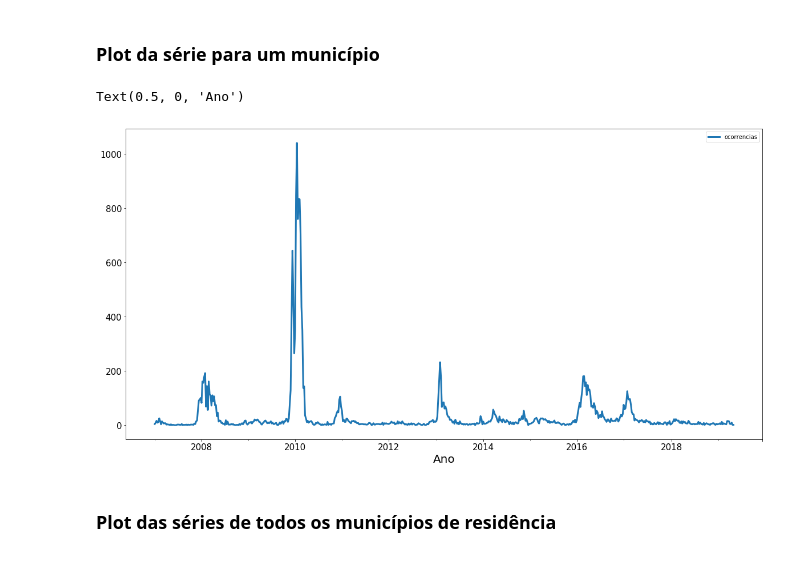
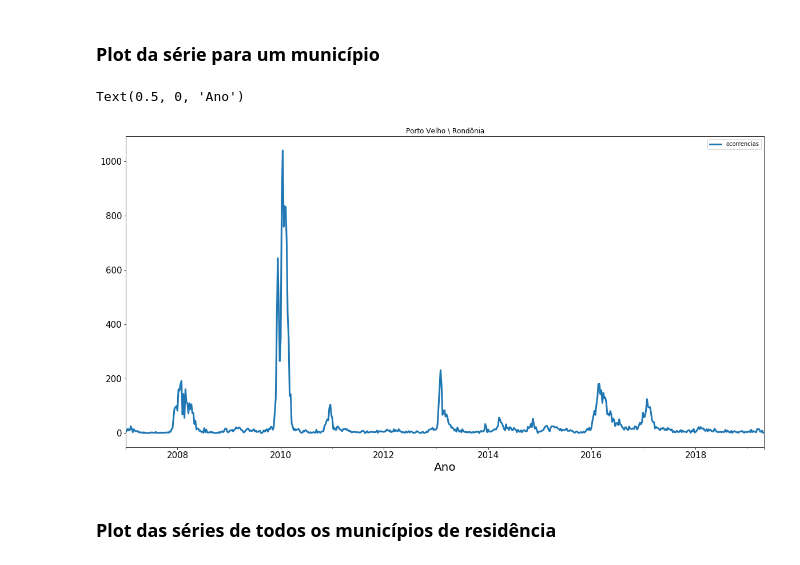
Before and after one commit to vmorenojr/DengueFever, a Jupyter notebook: Dados v2.ipynb, the cells around one changed output. Cells and saved outputs as stored; diff of their text form; code cells hidden in the pictures.

```diff
--- a/Dados v2.ipynb
+++ b/Dados v2.ipynb
@@ -190,11 +195,11 @@ DatetimeIndex(['2007-01-07', '2007-01-14', '2007-01-21', '2007-01-28',
 # %% [markdown]
 ### Plot da série para um município
 # %%
-dengue_semana.loc[110020].plot(figsize=(20,10), linewidth=3, fontsize=15)
+dengue_semana.loc[110020].plot(figsize=(20,10), linewidth=3, fontsize=15, title=str(IBGE.cod_to_mun(110020)) + ' \ ' +str(IBGE.cod_to_uf(110020)))
 plt.xlabel('Ano', fontsize=20)
 # %% [output]
 Text(0.5, 0, 'Ano')
-[figure, old version]
+[figure, new version]
 # %% [markdown]
 ### Plot das séries de todos os municípios de residência
 # %%
```
Also changed, not shown: parts of 6 cells of this notebook, 3 other files.
